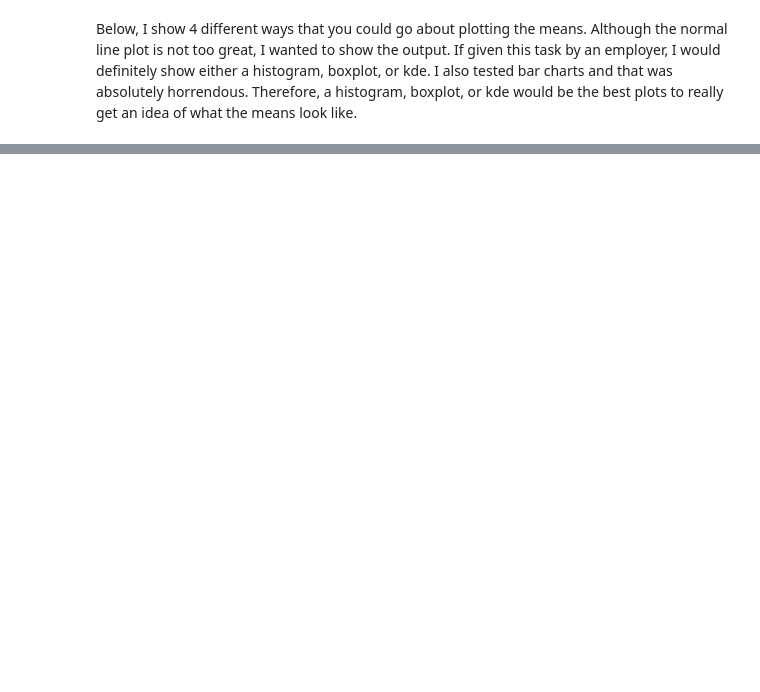
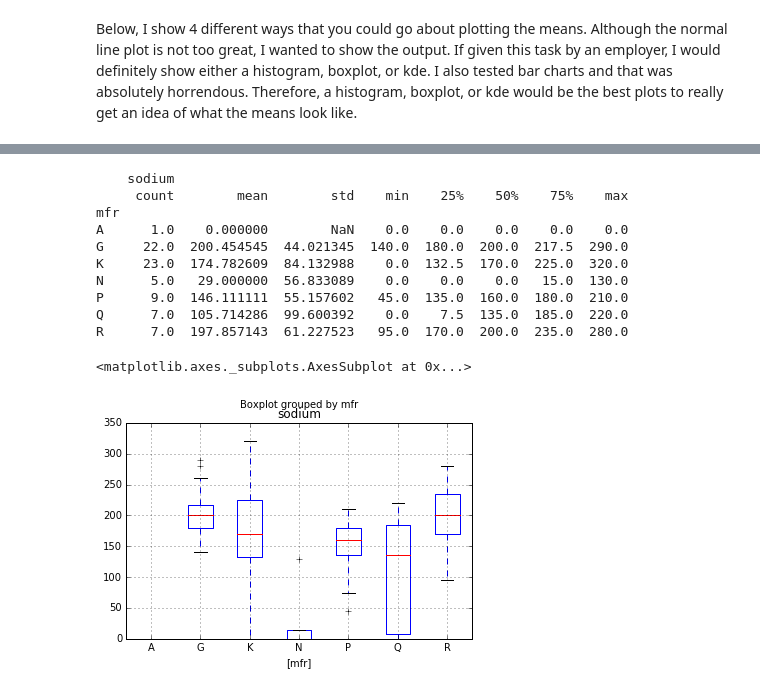
Before and after one commit to JonathanJohann/Independent_Research, a Jupyter notebook: 6.S085 Statistics for Research Projects Problem Set 1.ipynb, the cells around one changed output, grey strips where cells are left out. Saved outputs shown, nothing was run; the diff lists cells and outputs as text; code cells hidden in the pictures; blank space fills up the shorter version.

```diff
--- a/6.S085 Statistics for Research Projects Problem Set 1.ipynb
+++ b/6.S085 Statistics for Research Projects Problem Set 1.ipynb
@@ -54,0 +108,16 @@ sample_means.Means.plot(kind='box')
+# %%
+print df[['mfr','sodium']].groupby('mfr').describe().unstack()
+df[['mfr','sodium']].boxplot(by='mfr')
+# %% [output]
+    sodium
+     count        mean        std    min    25%    50%    75%    max
+mfr
+A      1.0    0.000000        NaN    0.0    0.0    0.0    0.0    0.0
+G     22.0  200.454545  44.021345  140.0  180.0  200.0  217.5  290.0
+K     23.0  174.782609  84.132988    0.0  132.5  170.0  225.0  320.0
+N      5.0   29.000000  56.833089    0.0    0.0    0.0   15.0  130.0
+P      9.0  146.111111  55.157602   45.0  135.0  160.0  180.0  210.0
+Q      7.0  105.714286  99.600392    0.0    7.5  135.0  185.0  220.0
+R      7.0  197.857143  61.227523   95.0  170.0  200.0  235.0  280.0
+<matplotlib.axes._subplots.AxesSubplot at 0x...>
+[figure, added]
```
Also changed, not shown: parts of 13 cells of this notebook.
